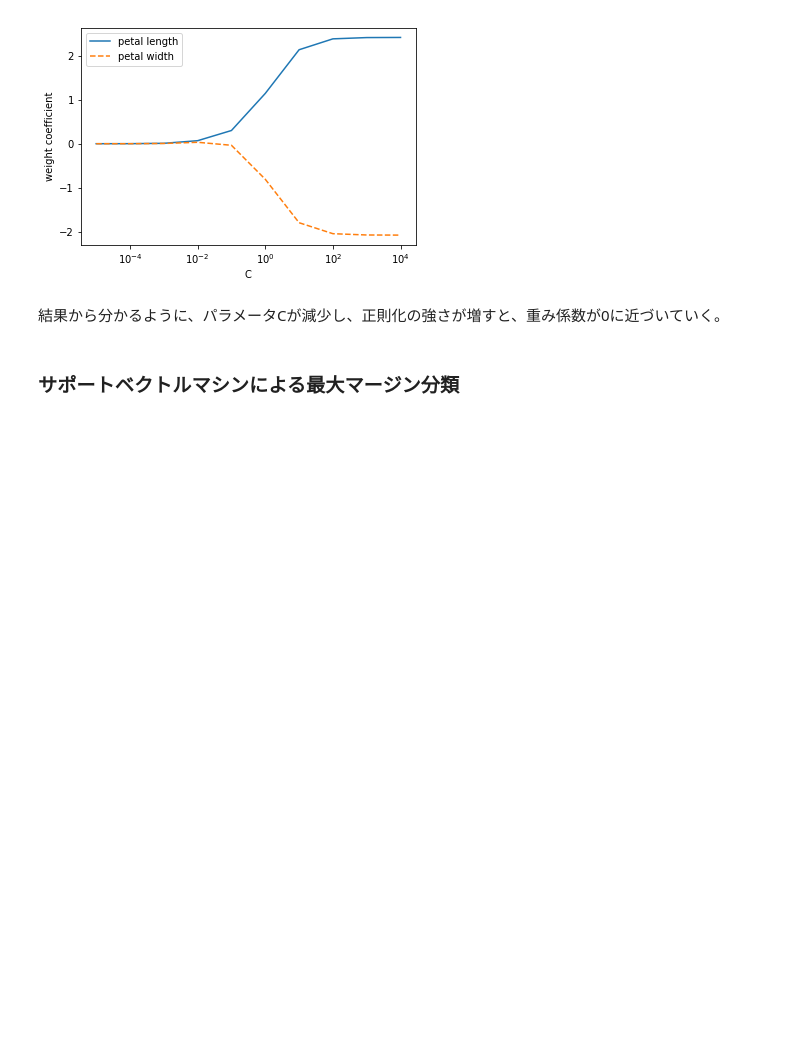
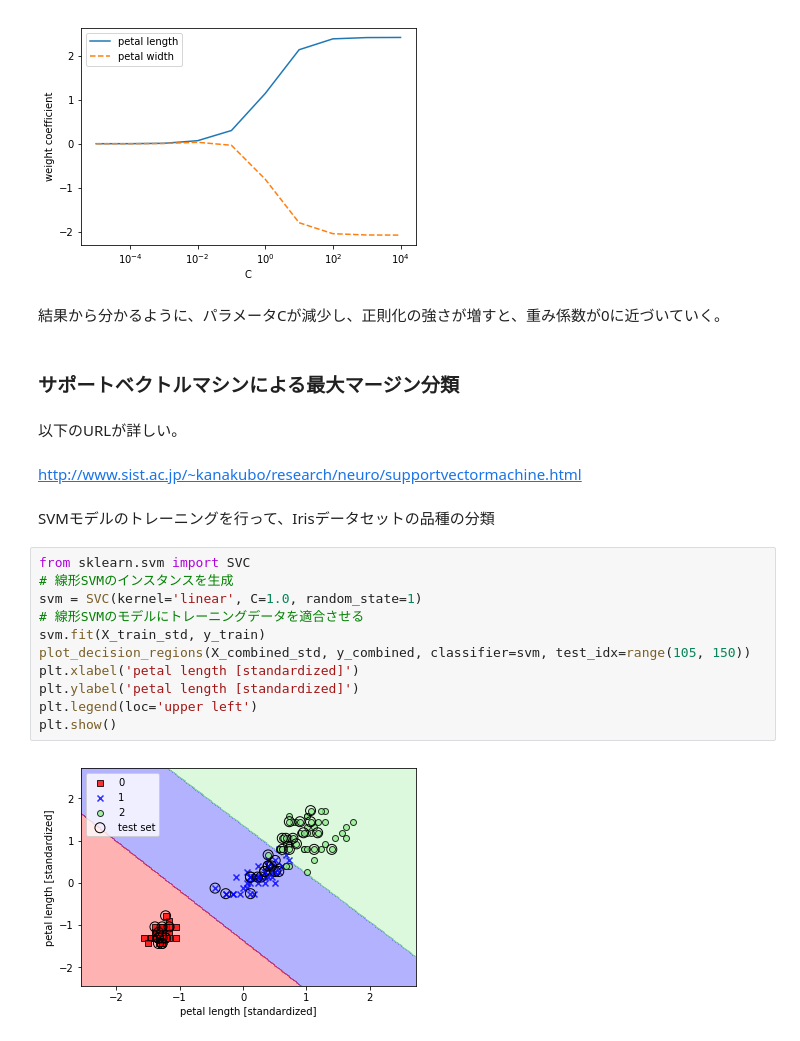
Before and after one commit to TakanoriHasebe/python_machine_learning_2nd, a Jupyter notebook: ch03/Scikit Learnの活用.ipynb, the cells around one changed output. Drawn from its saved outputs; the diff is of its cells as text; blank space fills up the shorter version.

```diff
--- a/ch03/Scikit Learnの活用.ipynb
+++ b/ch03/Scikit Learnの活用.ipynb
@@ -362,3 +362,22 @@ plt.show()
 結果から分かるように、パラメータCが減少し、正則化の強さが増すと、重み係数が0に近づいていく。
 # %% [markdown]
 ### サポートベクトルマシンによる最大マージン分類
+# %% [markdown]
+以下のURLが詳しい。
+# %% [markdown]
+http://www.sist.ac.jp/~kanakubo/research/neuro/supportvectormachine.html
+# %% [markdown]
+SVMモデルのトレーニングを行って、Irisデータセットの品種の分類
+# %%
+from sklearn.svm import SVC
+# 線形SVMのインスタンスを生成
+svm = SVC(kernel='linear', C=1.0, random_state=1)
+# 線形SVMのモデルにトレーニングデータを適合させる
+svm.fit(X_train_std, y_train)
+plot_decision_regions(X_combined_std, y_combined, classifier=svm, test_idx=range(105, 150))
+plt.xlabel('petal length [standardized]')
+plt.ylabel('petal length [standardized]')
+plt.legend(loc='upper left')
+plt.show()
+# %% [output]
+[figure, added]
```
